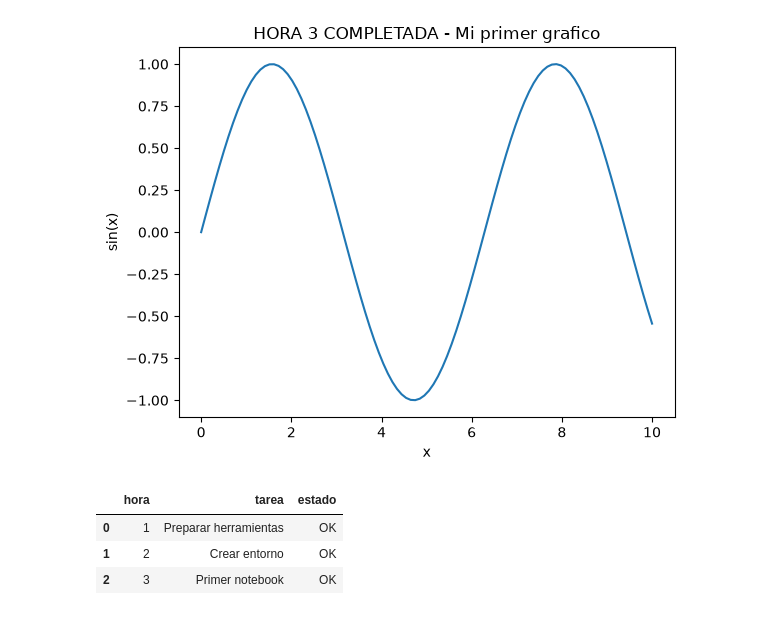
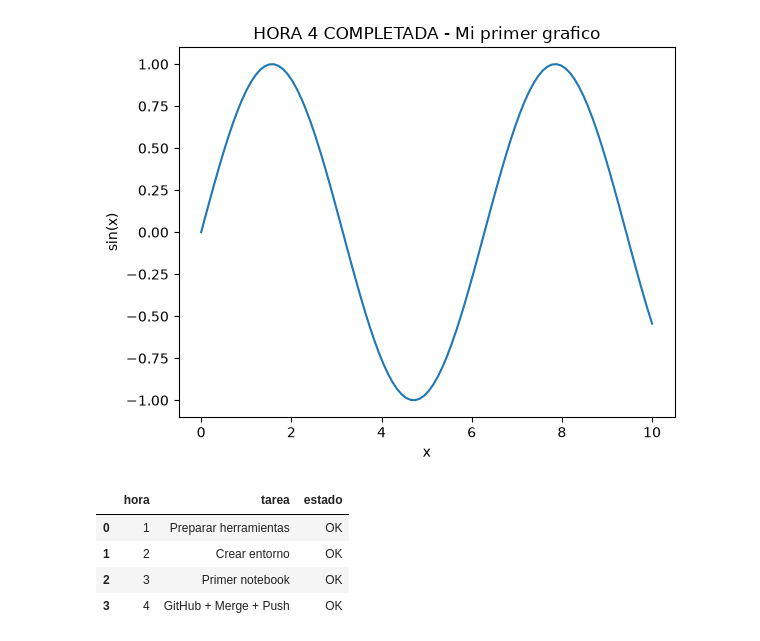
Before and after one commit to azor1111/AI-Mastery, a Jupyter notebook: notebooks/01_primer_test.ipynb, the cells around one changed output. Drawn from its saved outputs; the diff is of its cells as text; code cells hidden in the pictures.

Commit message:
HORA 4 COMPLETADA - 4 horas OK - version limpia

```diff
--- a/notebooks/01_primer_test.ipynb
+++ b/notebooks/01_primer_test.ipynb
@@ -1,25 +1,26 @@
 # %%
 import numpy as np
 import matplotlib.pyplot as plt
 import pandas as pd
 
 # Tu primer gráfico real
 x = np.linspace(0, 10, 100)
 plt.plot(x, np.sin(x))
-plt.title("HORA 4 COMPLETADA - Mi primer grafico + {{IE_30000}}GitHub{{/IE_30000}}")
+plt.title("HORA 4 COMPLETADA - Mi primer grafico")
 plt.xlabel("x")
 plt.ylabel("sin(x)")
 plt.show()
 
 # Tu primer DataFrame
 pd.DataFrame({
     "hora": [1, 2, 3, 4],
-    "tarea": ["Preparar herramientas", "Crear entorno", "Primer notebook", "【entity-GitHub¦canonical_name=GitHub】 + Merge + Push"],
+    "tarea": ["Preparar herramientas", "Crear entorno", "Primer notebook", "GitHub + Merge + Push"],
     "estado": ["OK", "OK", "OK", "OK"]
 })
 # %% [output]
 [figure]
 |  | hora | tarea | estado |
 | 0 | 1 | Preparar herramientas | OK |
 | 1 | 2 | Crear entorno | OK |
 | 2 | 3 | Primer notebook | OK |
+| 3 | 4 | GitHub + Merge + Push | OK |
```
Also changed, not shown: parts of 2 cells of this notebook.
